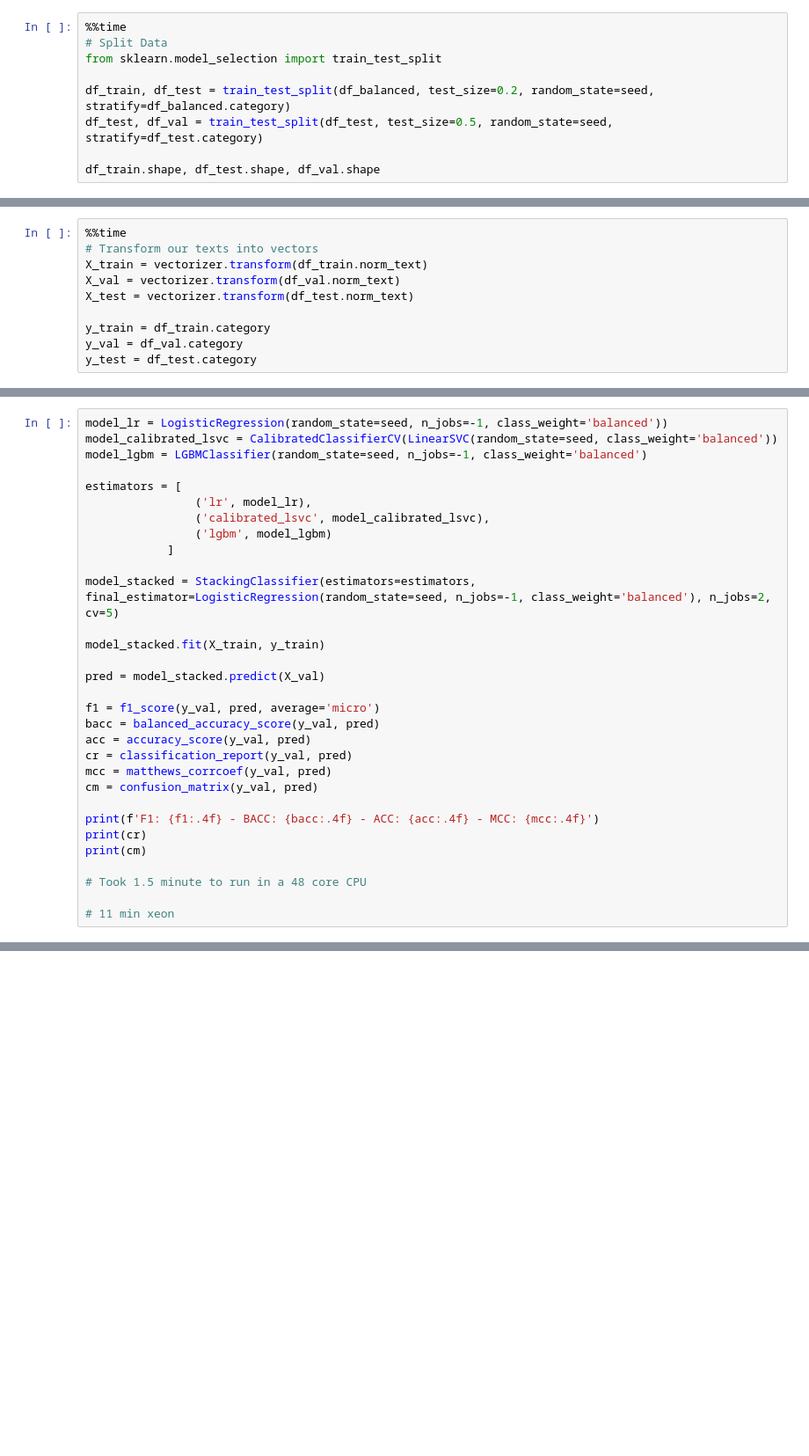
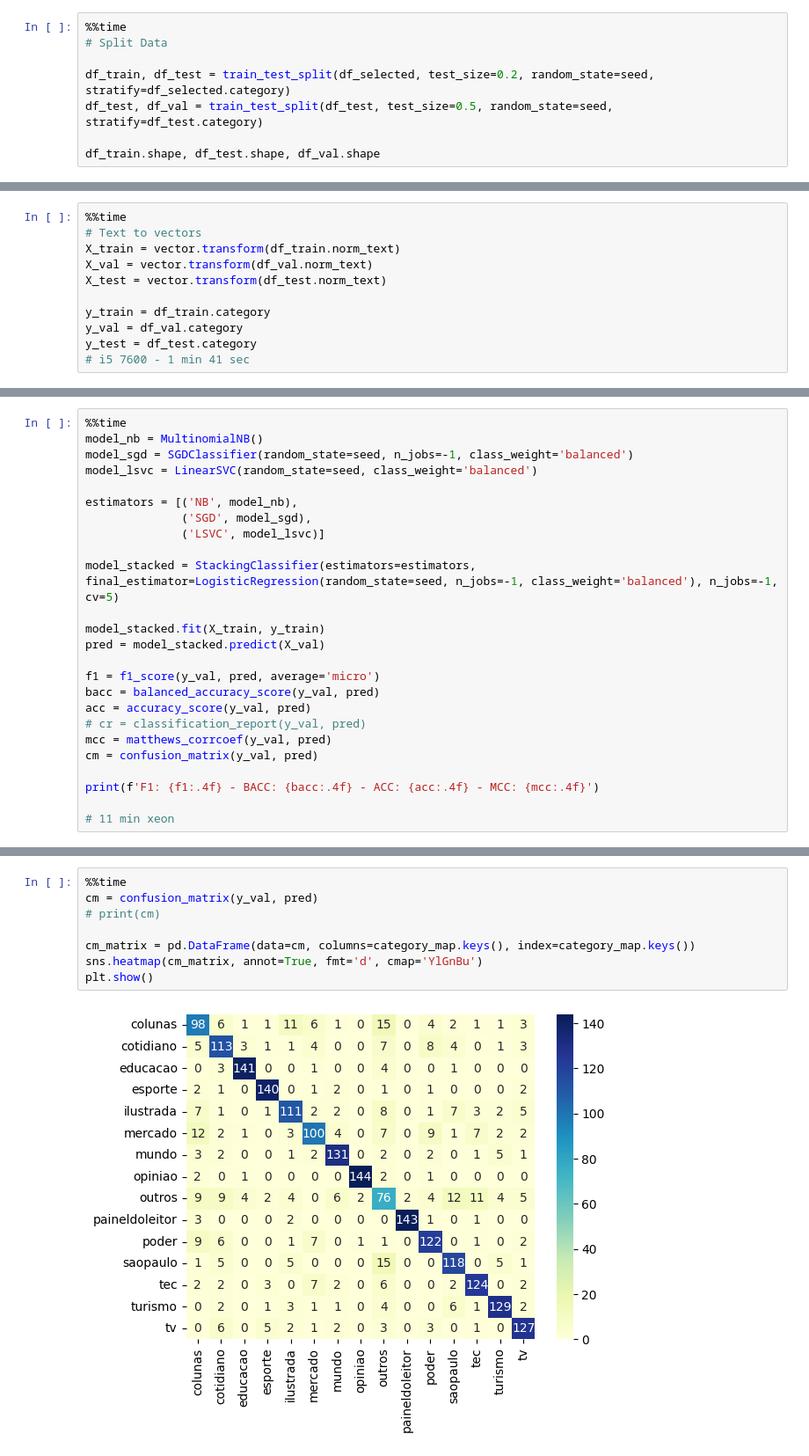
Before and after one commit to bombermal/Studies_proj_text_classification, a Jupyter notebook: main.ipynb, the cells around one changed output, grey strips where cells are left out. Shown at 88% size. Drawn from its saved outputs; the diff is of its cells as text; blank space fills up the shorter version.

```diff
--- a/main.ipynb
+++ b/main.ipynb
@@ -197,9 +356,8 @@ Wall time: 5.53 ms
 # %%
 %%time
 # Split Data
-from sklearn.model_selection import train_test_split
 
-df_train, df_test = train_test_split(df_balanced, test_size=0.2, random_state=seed, stratify=df_balanced.category)
+df_train, df_test = train_test_split(df_selected, test_size=0.2, random_state=seed, stratify=df_selected.category)
 df_test, df_val = train_test_split(df_test, test_size=0.5, random_state=seed, stratify=df_test.category)
 
 df_train.shape, df_test.shape, df_val.shape
@@ -239,11 +405,12 @@ TfidfVectorizer(max_df=0.8, max_features=2000, min_df=5, ngram_range=(1, 3),
 # %%
 %%time
-# Transform our texts into vectors
-X_train = vectorizer.transform(df_train.norm_text)
-X_val = vectorizer.transform(df_val.norm_text)
-X_test = vectorizer.transform(df_test.norm_text)
+# Text to vectors
+X_train = vector.transform(df_train.norm_text)
+X_val = vector.transform(df_val.norm_text)
+X_test = vector.transform(df_test.norm_text)
 
 y_train = df_train.category
 y_val = df_val.category
 y_test = df_test.category
+# i5 7600 - 1 min 41 sec
 # %% [output]
@@ -414,32 +506,26 @@ df_results.sort_values(by='F1', ascending=False)
 # %%
-model_lr = LogisticRegression(random_state=seed, n_jobs=-1, class_weight='balanced'))
-model_calibrated_lsvc = CalibratedClassifierCV(LinearSVC(random_state=seed, class_weight='balanced'))
-model_lgbm = LGBMClassifier(random_state=seed, n_jobs=-1, class_weight='balanced')
+%%time
+model_nb = MultinomialNB()
+model_sgd = SGDClassifier(random_state=seed, n_jobs=-1, class_weight='balanced')
+model_lsvc = LinearSVC(random_state=seed, class_weight='balanced')
 
-estimators = [
-                ('lr', model_lr),
-                ('calibrated_lsvc', model_calibrated_lsvc),
-                ('lgbm', model_lgbm)
-            ]
+estimators = [('NB', model_nb),
+              ('SGD', model_sgd),
+              ('LSVC', model_lsvc)]
 
-model_stacked = StackingClassifier(estimators=estimators, final_estimator=LogisticRegression(random_state=seed, n_jobs=-1, class_weight='balanced'), n_jobs=2, cv=5)
+model_stacked = StackingClassifier(estimators=estimators, final_estimator=LogisticRegression(random_state=seed, n_jobs=-1, class_weight='balanced'), n_jobs=-1, cv=5)
 
 model_stacked.fit(X_train, y_train)
-
 pred = model_stacked.predict(X_val)
 
 f1 = f1_score(y_val, pred, average='micro')
 bacc = balanced_accuracy_score(y_val, pred)
 acc = accuracy_score(y_val, pred)
-cr = classification_report(y_val, pred)
+# cr = classification_report(y_val, pred)
 mcc = matthews_corrcoef(y_val, pred)
 cm = confusion_matrix(y_val, pred)
 
 print(f'F1: {f1:.4f} - BACC: {bacc:.4f} - ACC: {acc:.4f} - MCC: {mcc:.4f}')
-print(cr)
-print(cm)
-
-# Took 1.5 minute to run in a 48 core CPU
 
 # 11 min xeon
 # %% [output]
@@ -655,0 +535,10 @@ ModuleNotFoundError: No module named 'skopt'
+# %%
+%%time
+cm = confusion_matrix(y_val, pred)
+# print(cm)
+
+cm_matrix = pd.DataFrame(data=cm, columns=category_map.keys(), index=category_map.keys())
+sns.heatmap(cm_matrix, annot=True, fmt='d', cmap='YlGnBu')
+plt.show()
+# %% [output]
+[figure, added]
```
Also changed, not shown: parts of 66 cells of this notebook, 1 other file.
